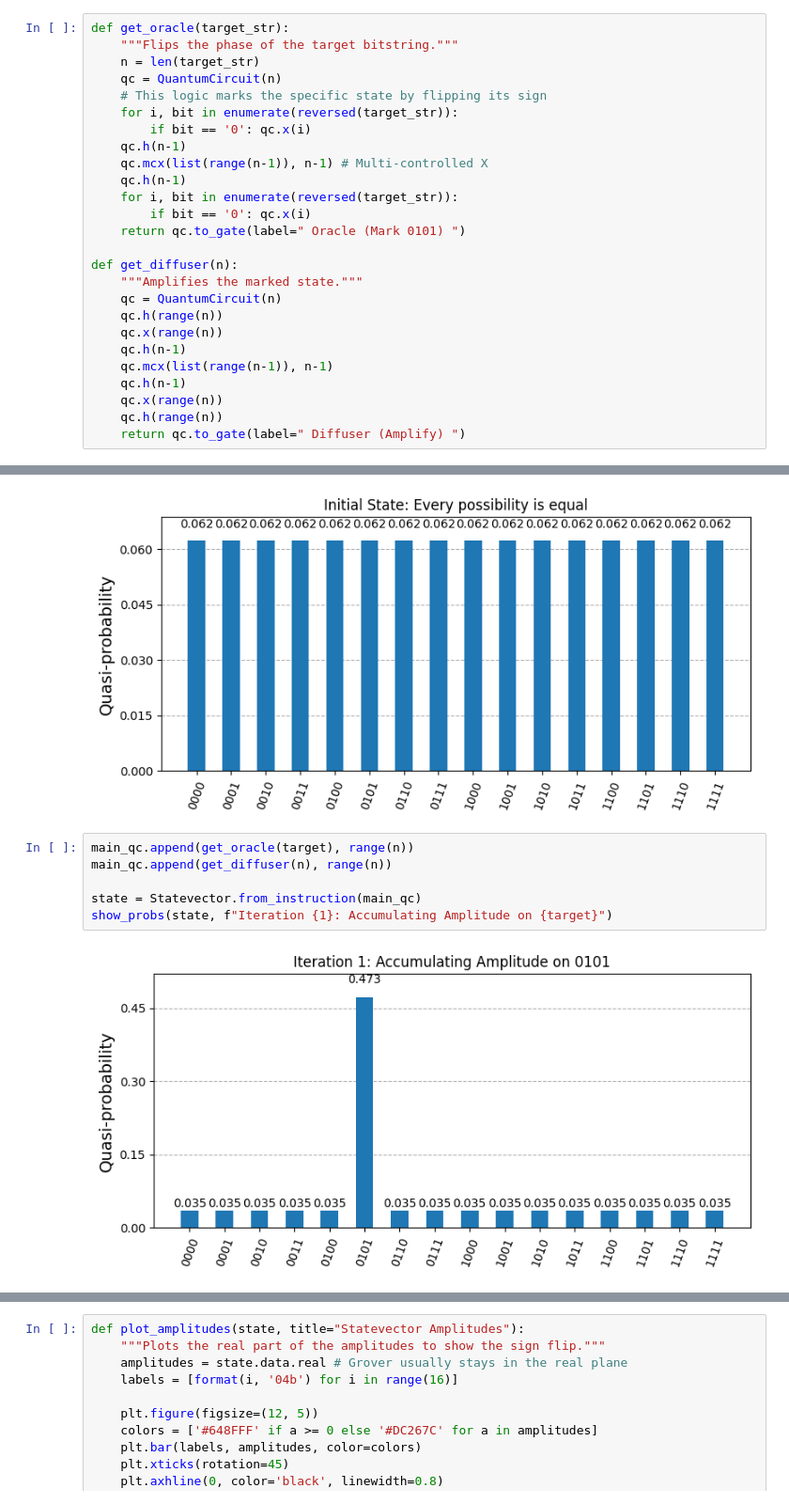
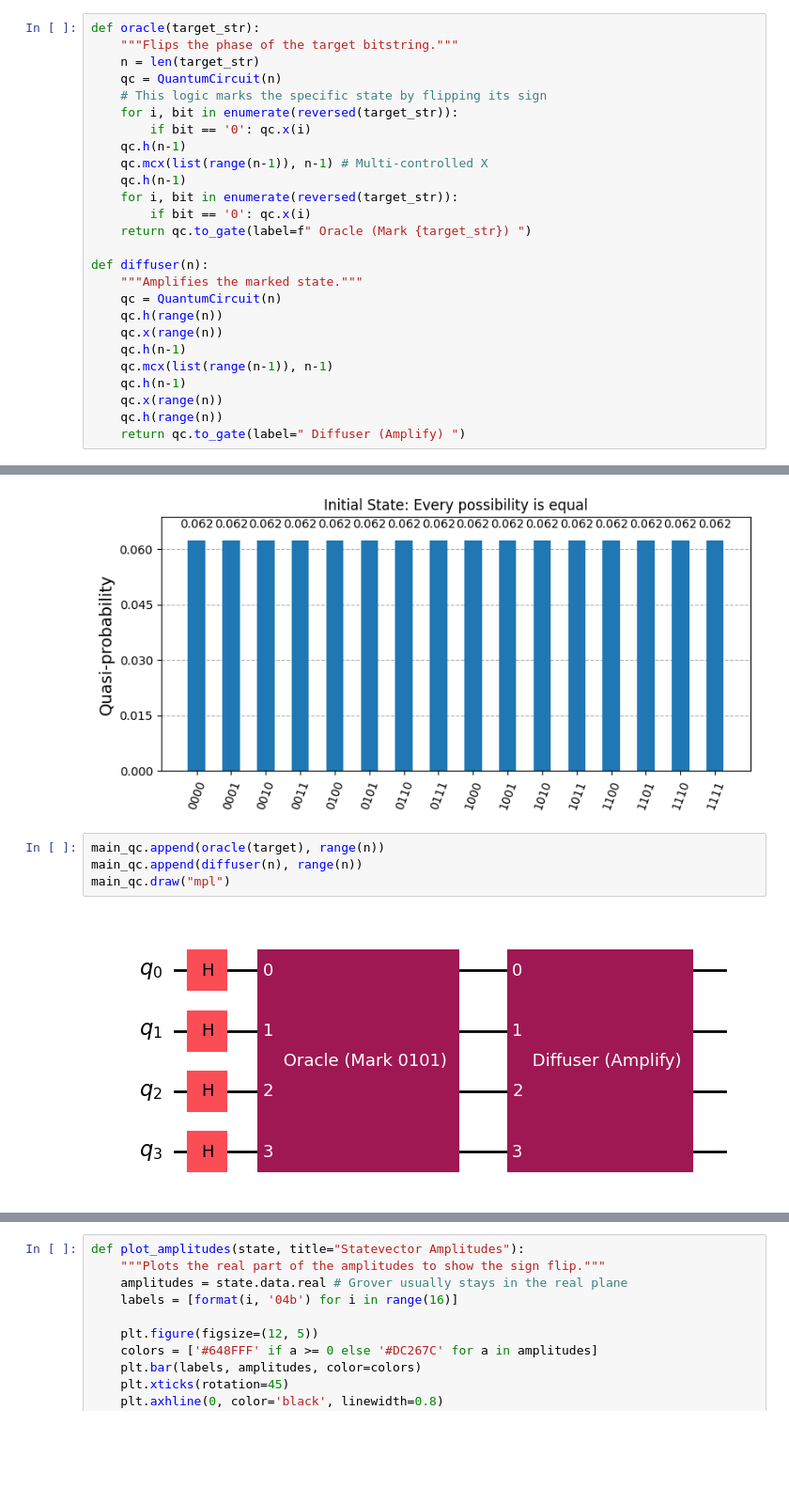
Before and after one commit to JoeyRogers-svg/Qiskit-fundamentals-course, a Jupyter notebook: 2a-grover's-algorithm.ipynb, the cells around one changed output, grey strips where cells are left out. Shown at 94% size. Cells and saved outputs as stored; diff of their text form; blank space fills up the shorter version.

```diff
--- a/2a-grover's-algorithm.ipynb
+++ b/2a-grover's-algorithm.ipynb
@@ -39,5 +11,5 @@ show_probs(state, "Step 3: Final State (100% Match!)")
 # %%
-def get_oracle(target_str):
+def oracle(target_str):
     """Flips the phase of the target bitstring."""
     n = len(target_str)
     qc = QuantumCircuit(n)
@@ -49,9 +21,9 @@ def get_oracle(target_str):
     qc.h(n-1)
     for i, bit in enumerate(reversed(target_str)):
         if bit == '0': qc.x(i)
-    return qc.to_gate(label=" Oracle (Mark 0101) ")
+    return qc.to_gate(label=f" Oracle (Mark {target_str}) ")
 
-def get_diffuser(n):
+def diffuser(n):
     """Amplifies the marked state."""
     qc = QuantumCircuit(n)
     qc.h(range(n))
@@ -74,10 +46,8 @@ show_probs(state, "Initial State: Every possibility is equal")
 # %% [output]
 [figure]
 # %%
-main_qc.append(get_oracle(target), range(n))
-main_qc.append(get_diffuser(n), range(n))
-
-state = Statevector.from_instruction(main_qc)
-show_probs(state, f"Iteration {1}: Accumulating Amplitude on {target}")
+main_qc.append(oracle(target), range(n))
+main_qc.append(diffuser(n), range(n))
+main_qc.draw("mpl")
 # %% [output]
-[figure, old version]
+[figure, new version]
```
Also changed, not shown: parts of 11 cells of this notebook, 3 other files.
